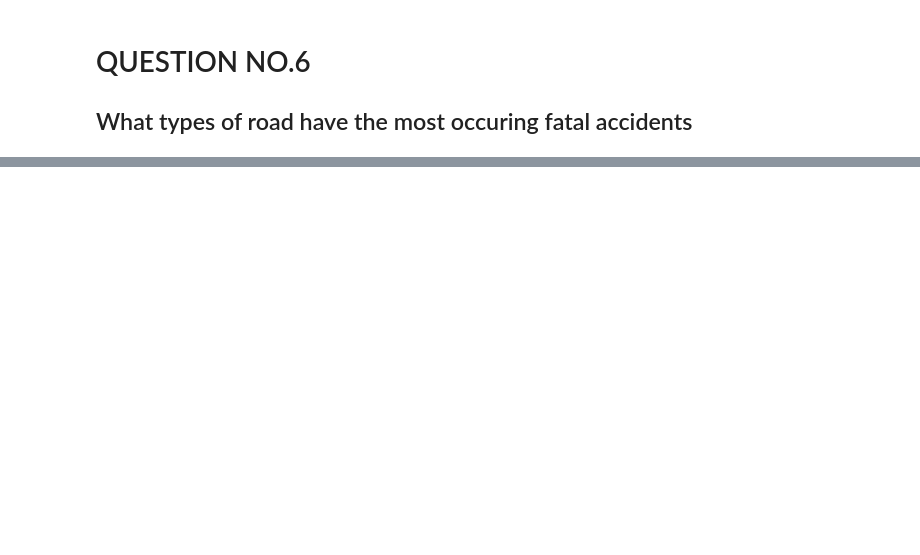
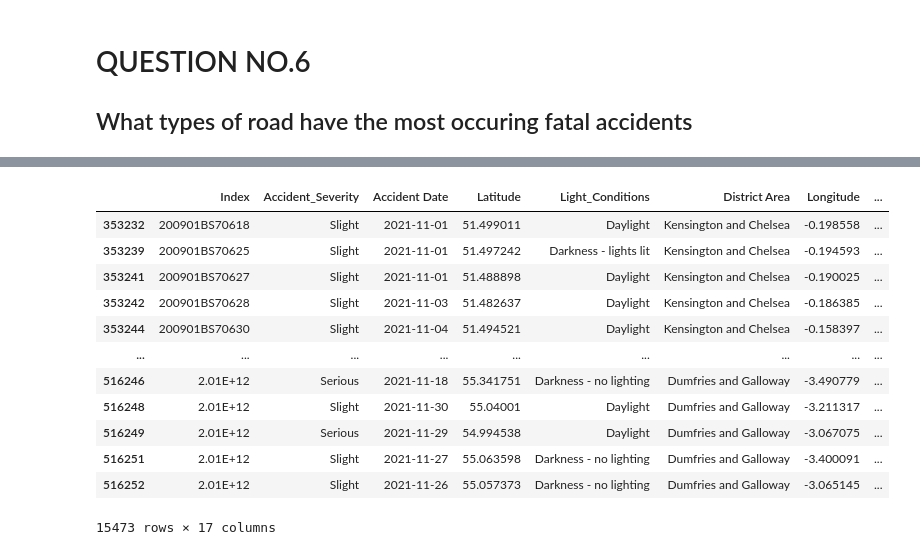
Before and after one commit to lpeter29/DATA_MINING, a Jupyter notebook: Activity3.ipynb, the cells around one changed output, grey strips where cells are left out. Drawn from its saved outputs; the diff is of its cells as text; code cells hidden in the pictures; blank space fills up the shorter version.

```diff
--- a/Activity3.ipynb
+++ b/Activity3.ipynb
@@ -282,0 +334,2 @@ NameError: name 'accident' is not defined
+# %%
+df_2021 = accident[accident ['Year'] == 2021]
@@ -282,0 +365,18 @@ NameError: name 'accident' is not defined
+# %%
+df_Nov2021 = df_2021[df_2021['Month'] == 11]
+# %%
+df_Nov2021
+# %% [output]
+|  | Index | Accident_Severity | Accident Date | Latitude | Light_Conditions | District Area | Longitude | ... |
+| 353232 | 200901BS70618 | Slight | 2021-11-01 | 51.499011 | Daylight | Kensington and Chelsea | -0.198558 | ... |
+| 353239 | 200901BS70625 | Slight | 2021-11-01 | 51.497242 | Darkness - lights lit | Kensington and Chelsea | -0.194593 | ... |
+| 353241 | 200901BS70627 | Slight | 2021-11-01 | 51.488898 | Daylight | Kensington and Chelsea | -0.190025 | ... |
+| 353242 | 200901BS70628 | Slight | 2021-11-03 | 51.482637 | Daylight | Kensington and Chelsea | -0.186385 | ... |
+| 353244 | 200901BS70630 | Slight | 2021-11-04 | 51.494521 | Daylight | Kensington and Chelsea | -0.158397 | ... |
+| ... | ... | ... | ... | ... | ... | ... | ... | ... |
+| 516246 | 2.01E+12 | Serious | 2021-11-18 | 55.341751 | Darkness - no lighting | Dumfries and Galloway | -3.490779 | ... |
+| 516248 | 2.01E+12 | Slight | 2021-11-30 | 55.04001 | Daylight | Dumfries and Galloway | -3.211317 | ... |
+| 516249 | 2.01E+12 | Serious | 2021-11-29 | 54.994538 | Daylight | Dumfries and Galloway | -3.067075 | ... |
+| 516251 | 2.01E+12 | Slight | 2021-11-27 | 55.063598 | Darkness - no lighting | Dumfries and Galloway | -3.400091 | ... |
+| 516252 | 2.01E+12 | Slight | 2021-11-26 | 55.057373 | Darkness - no lighting | Dumfries and Galloway | -3.065145 | ... |
+15473 rows × 17 columns
```
Also changed, not shown: parts of 43 cells of this notebook.
